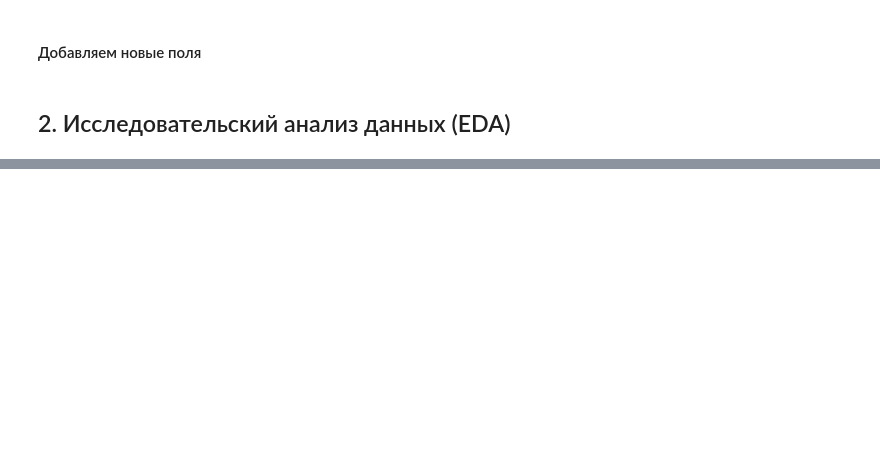
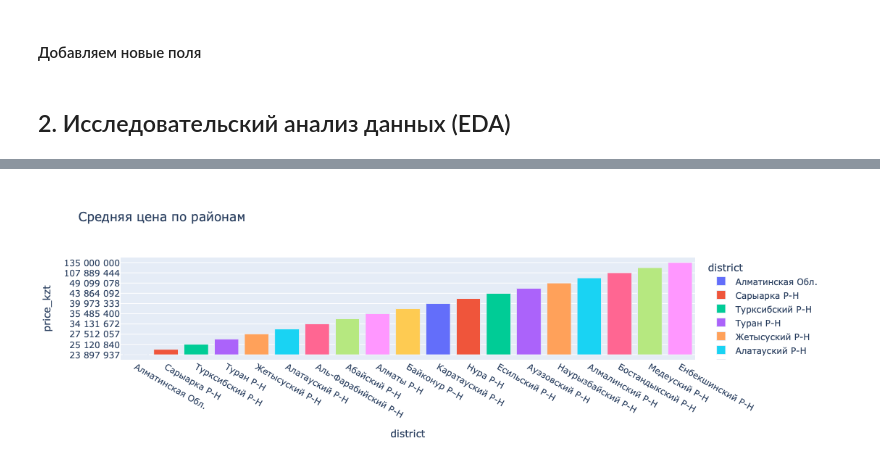
Before and after one commit to lluaai/krisha_analysis, a Jupyter notebook: Untitled.ipynb, the cells around one changed output, grey strips where cells are left out. Drawn from its saved outputs; the diff is of its cells as text; code cells hidden in the pictures; blank space fills up the shorter version.

```diff
--- a/Untitled.ipynb
+++ b/Untitled.ipynb
@@ -117,0 +213,7 @@ df['photo_flag'] = (df['photos_count'] > 0).astype(int)
+# %%
+df_mean = df.groupby('district')['price_kzt'].mean().sort_values().reset_index()
+df_mean['price_kzt'] = df_mean['price_kzt'].apply(lambda x: f"{int(x):,}".replace(",", " "))
+# %%
+px.bar(df_mean, x='district', y = 'price_kzt', title = 'Cредняя цена по районам', color = 'district')
+# %% [output]
+[figure, added]
```
Also changed, not shown: parts of 25 cells of this notebook.
